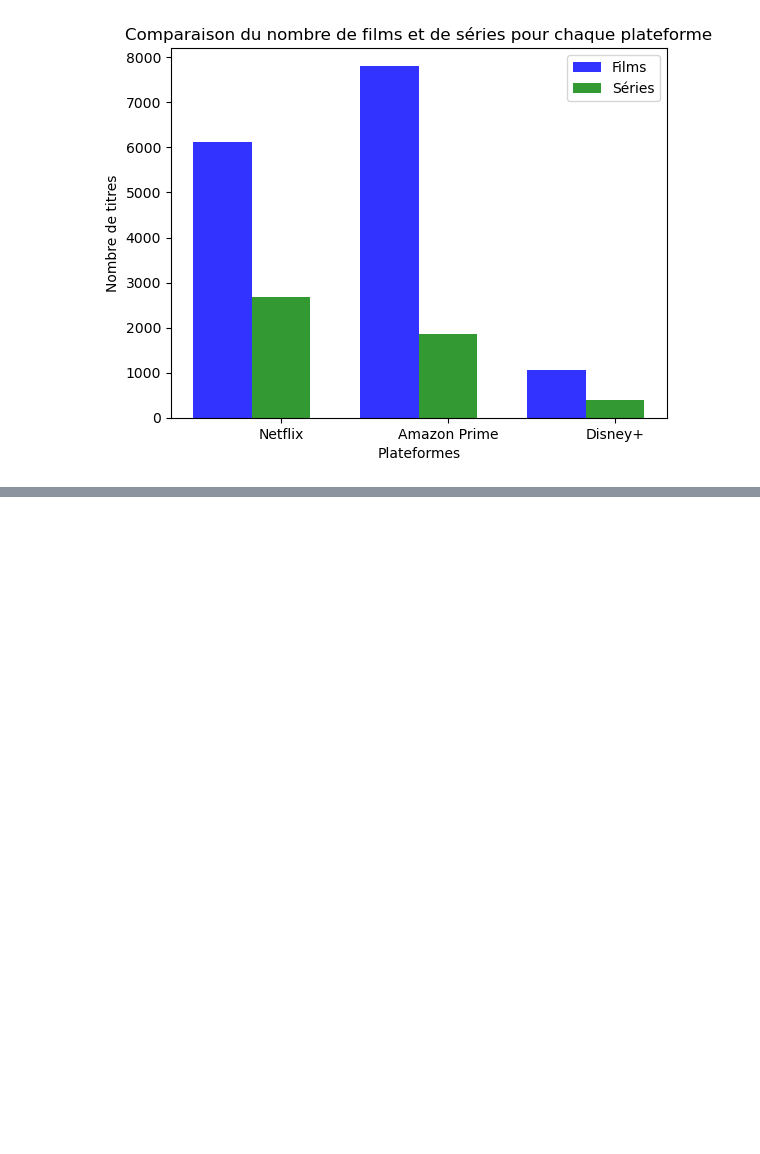
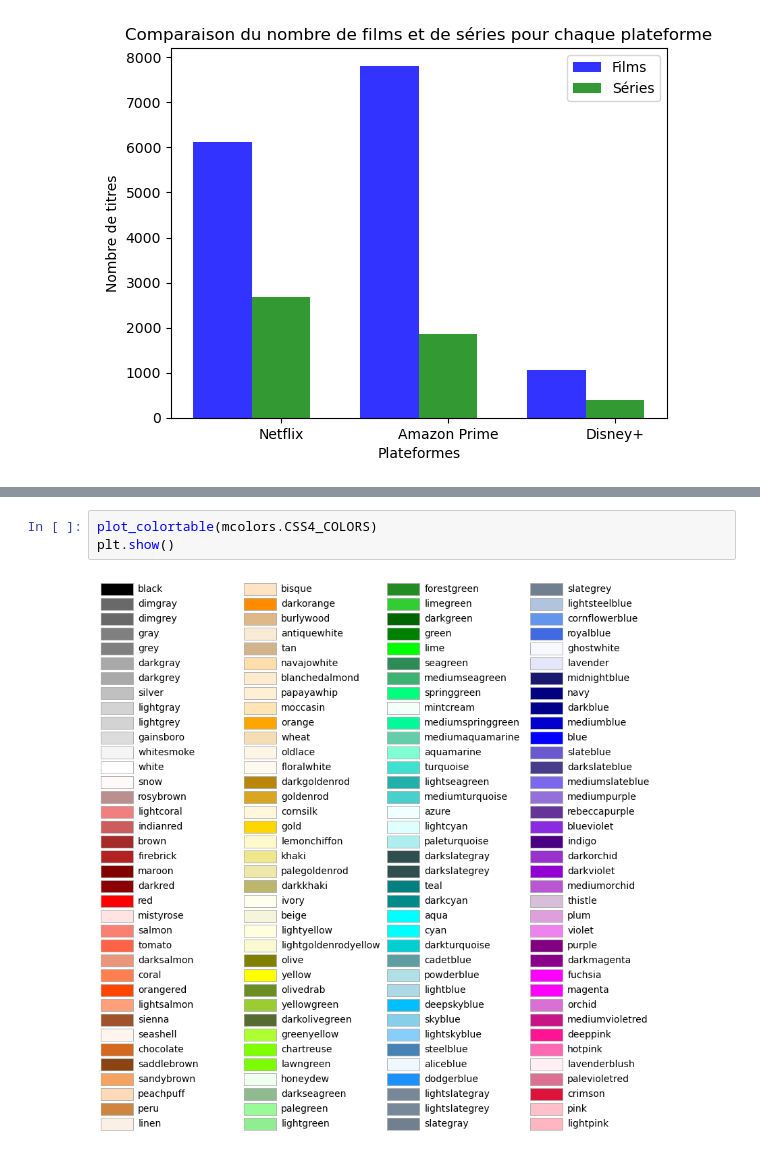
Before and after one commit to Odin688/Python_Capitalism, a Jupyter notebook: projet/study.ipynb, the cells around one changed output, grey strips where cells are left out. Drawn from its saved outputs; the diff is of its cells as text; blank space fills up the shorter version.

```diff
--- a/projet/study.ipynb
+++ b/projet/study.ipynb
@@ -122,0 +172,5 @@ nbr_doc_d = df[(df.listed_in.str.contains('Drama')) & (df['Platform'] == 'Disney
+# %%
+plot_colortable(mcolors.CSS4_COLORS)
+plt.show()
+# %% [output]
+[figure, added]
```
Also changed, not shown: parts of 7 cells of this notebook.
